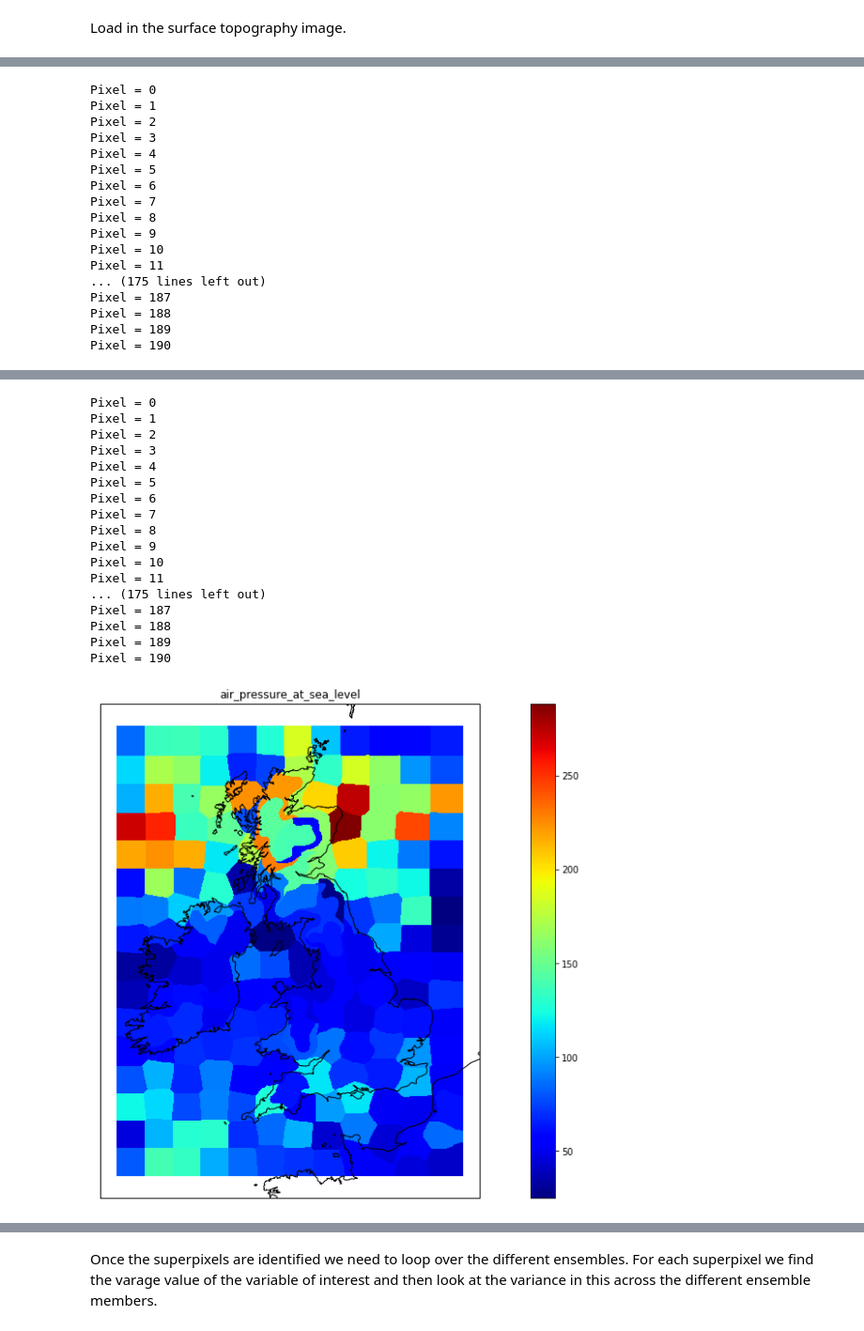
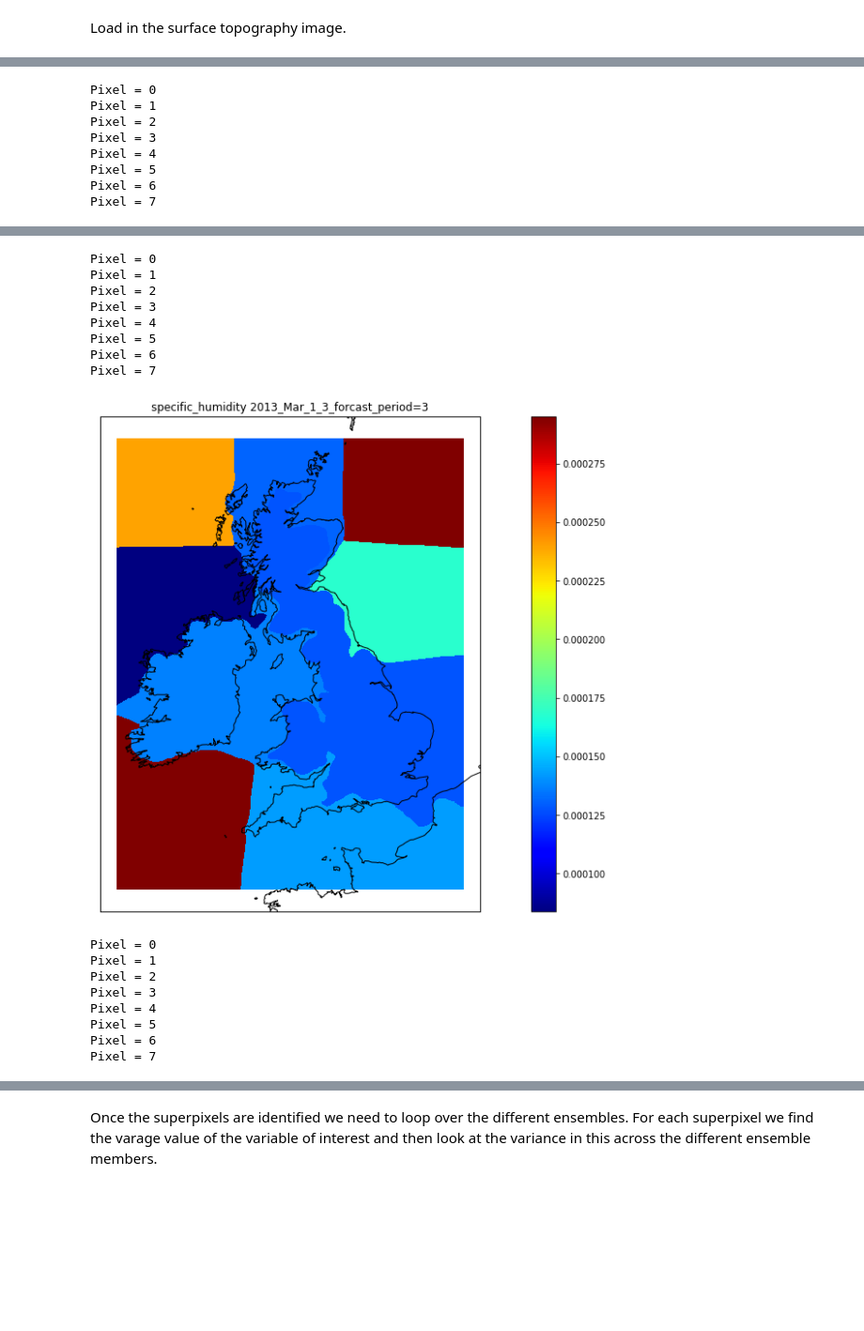
Before and after one commit to mhaigh/ukms_project, a Jupyter notebook: Segmentation_Variances.ipynb, the cells around one changed output, grey strips where cells are left out. Shown at 94% size. Drawn from its saved outputs; the diff is of its cells as text; code cells hidden in the pictures; blank space fills up the shorter version.

```diff
--- a/Segmentation_Variances.ipynb
+++ b/Segmentation_Variances.ipynb
@@ -46,7 +48,7 @@ scale = np.max(np.abs(image))
 image = image/scale
 # %%
 #choose number of segments:
-numSegments = 200
+numSegments = 10
 
 # apply SLIC and extract (approximately) the supplied number
 # of segments
@@ -75,13 +77,24 @@ Clipping input data to the valid range for imshow with RGB data ([0..1] for floa
 # %%
 #to add: date and time values for the image.
 
+#original file that worked: 2013,2,1,3,0,3
+name = mogreps.make_data_object_name(
+        'mogreps-uk',
+        2013, 2, 1, 3,
+        0, 3)
+print("name = " + name )
+year = 2013
+month= "Mar"
+day = 1
+hour = 3
+forecast_period = 3
 
 import ukms_project.superpixel_variance_computations as SUPER_PIXELSSSS
 
-Var_Names = ['specific_humidity','high_type_cloud_area_fraction' , 'air_temperature_2', 'air_pressure_at_sea_level']
+Var_Names = [ 'air_temperature_1', 'air_temperature_2', 'air_pressure_at_sea_level','specific_humidity','high_type_cloud_area_fraction']
 
 for k in Var_Names :
-    STD_Vals ,Variance_Vals  = SUPER_PIXELSSSS.Get_Super_Pixel_STDs(k,segments)
+    STD_Vals ,Variance_Vals  = SUPER_PIXELSSSS.Get_Super_Pixel_STDs(k,segments,year,month,day,hour,forecast_period)
     All_STD_Vals = SUPER_PIXELSSSS.Put_into_segmentation_matrix(segments,STD_Vals)
-    SUPER_PIXELSSSS.Plot_on_Segments(All_STD_Vals,k,filename='STD_Plot_' + k)
+    SUPER_PIXELSSSS.Plot_on_Segments(All_STD_Vals,k,year,month,day,hour,forecast_period,filename='STD_Plot_' + k)
 # %% [output]
@@ -129,12 +125,3 @@ Pixel = 4
 Pixel = 5
 Pixel = 6
 Pixel = 7
-Pixel = 8
-Pixel = 9
-Pixel = 10
-Pixel = 11
-... (175 lines left out)
-Pixel = 187
-Pixel = 188
-Pixel = 189
-Pixel = 190
@@ -142,18 +129,17 @@ Pixel = 190
 Pixel = 0
 Pixel = 1
 Pixel = 2
 Pixel = 3
 Pixel = 4
 Pixel = 5
 Pixel = 6
 Pixel = 7
-Pixel = 8
-Pixel = 9
-Pixel = 10
-Pixel = 11
-... (175 lines left out)
-Pixel = 187
-Pixel = 188
-Pixel = 189
-Pixel = 190
-[figure, old version]
+[figure, new version]
+Pixel = 0
+Pixel = 1
+Pixel = 2
+Pixel = 3
+Pixel = 4
+Pixel = 5
+Pixel = 6
+Pixel = 7
```
Also changed, not shown: parts of 3 cells of this notebook.
